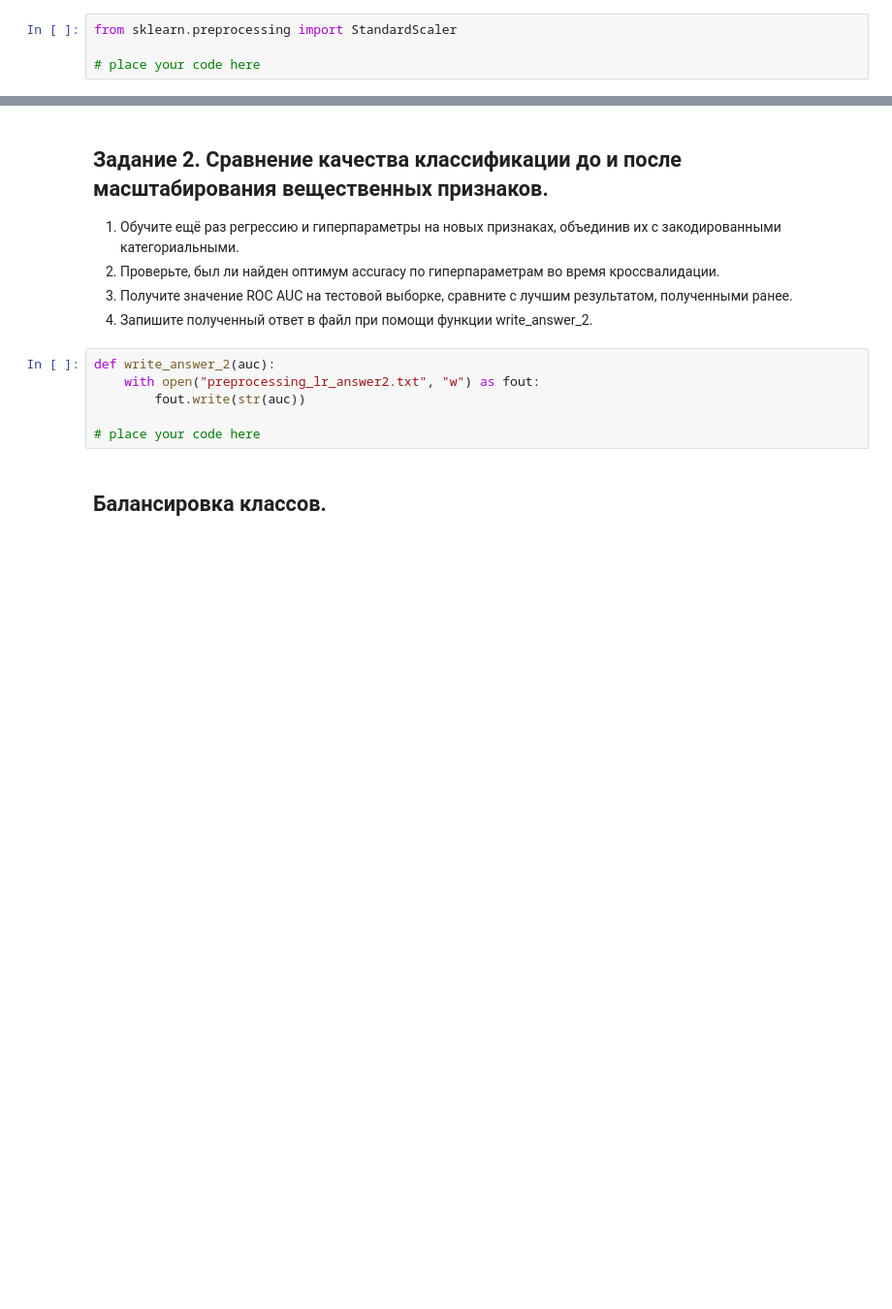
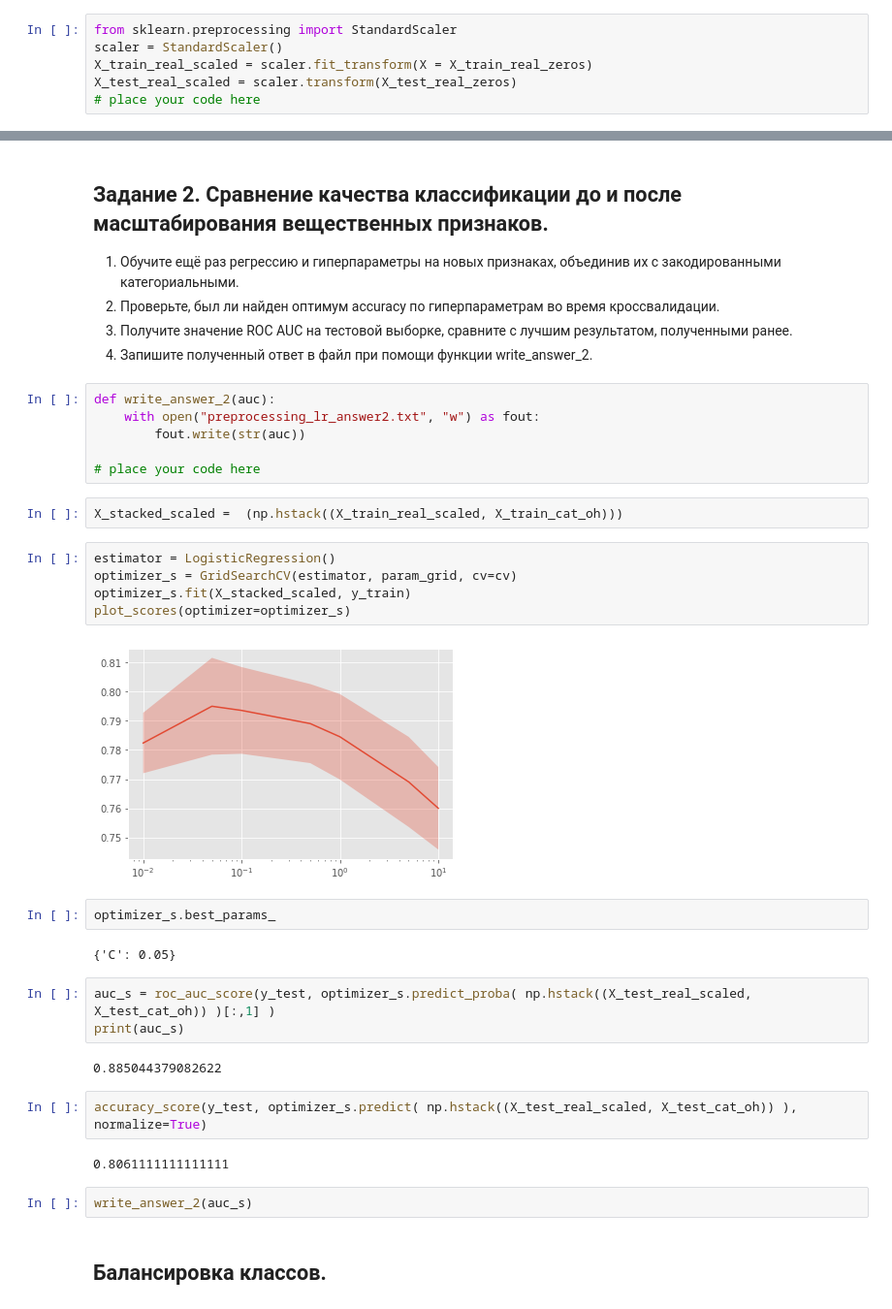
Before and after one commit to pavelevandrei/SupervisedLearning, a Jupyter notebook: week3/Preprocessing_LR_Grants.ipynb, the cells around one changed output, grey strips where cells are left out. Shown at 97% size. Drawn from its saved outputs; the diff is of its cells as text; blank space fills up the shorter version.

```diff
--- a/week3/Preprocessing_LR_Grants.ipynb
+++ b/week3/Preprocessing_LR_Grants.ipynb
@@ -298,7 +598,9 @@ $$ x^{scaled}_{id} = \dfrac{x_{id} - \mu_d}{\sigma_d}, \quad \mu_d = \frac{1}{N}
 2. Сохраните ответ в переменные X_train_real_scaled и X_test_real_scaled соответственно
 # %%
 from sklearn.preprocessing import StandardScaler
-
+scaler = StandardScaler()
+X_train_real_scaled = scaler.fit_transform(X = X_train_real_zeros)
+X_test_real_scaled = scaler.transform(X_test_real_zeros)
 # place your code here
 # %% [markdown]
 ## Сравнение признаковых пространств.
@@ -323,6 +627,30 @@ def write_answer_2(auc):
         fout.write(str(auc))
 
 # place your code here
+# %%
+X_stacked_scaled =  (np.hstack((X_train_real_scaled, X_train_cat_oh)))
+# %%
+estimator = LogisticRegression()
+optimizer_s = GridSearchCV(estimator, param_grid, cv=cv)
+optimizer_s.fit(X_stacked_scaled, y_train)
+plot_scores(optimizer=optimizer_s)
+# %% [output]
+[figure, added]
+# %%
+optimizer_s.best_params_
+# %% [output]
+{'C': 0.05}
+# %%
+auc_s = roc_auc_score(y_test, optimizer_s.predict_proba( np.hstack((X_test_real_scaled, X_test_cat_oh)) )[:,1] )
+print(auc_s)
+# %% [output]
+0.885044379082622
+# %%
+accuracy_score(y_test, optimizer_s.predict( np.hstack((X_test_real_scaled, X_test_cat_oh)) ), normalize=True)
+# %% [output]
+0.8061111111111111
+# %%
+write_answer_2(auc_s)
 # %% [markdown]
 ## Балансировка классов.
 # %% [markdown]
```
Also changed, not shown: parts of 42 cells of this notebook, 2 other files.
